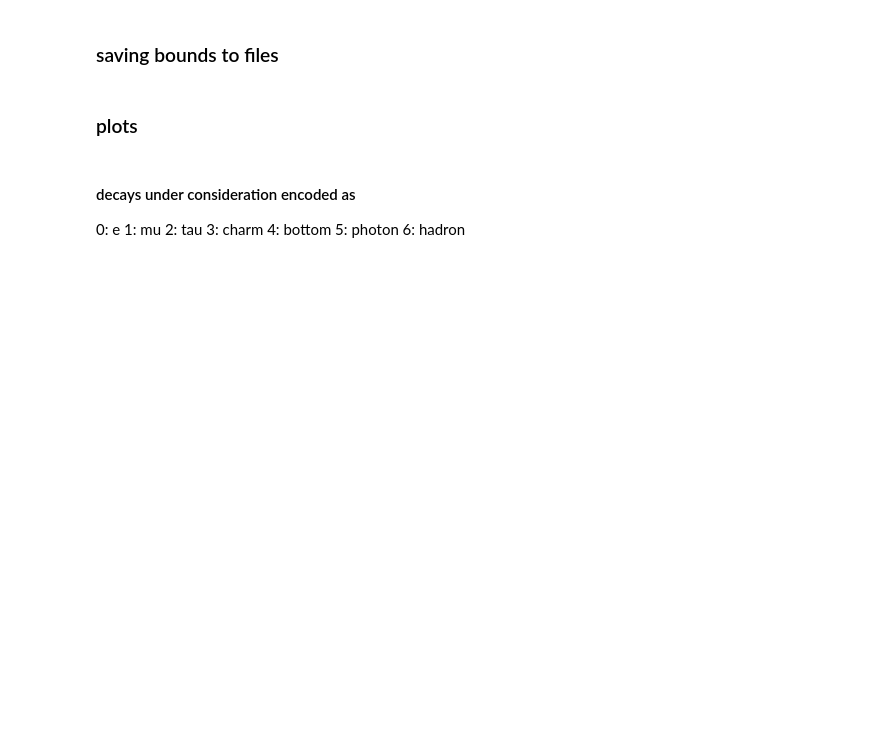
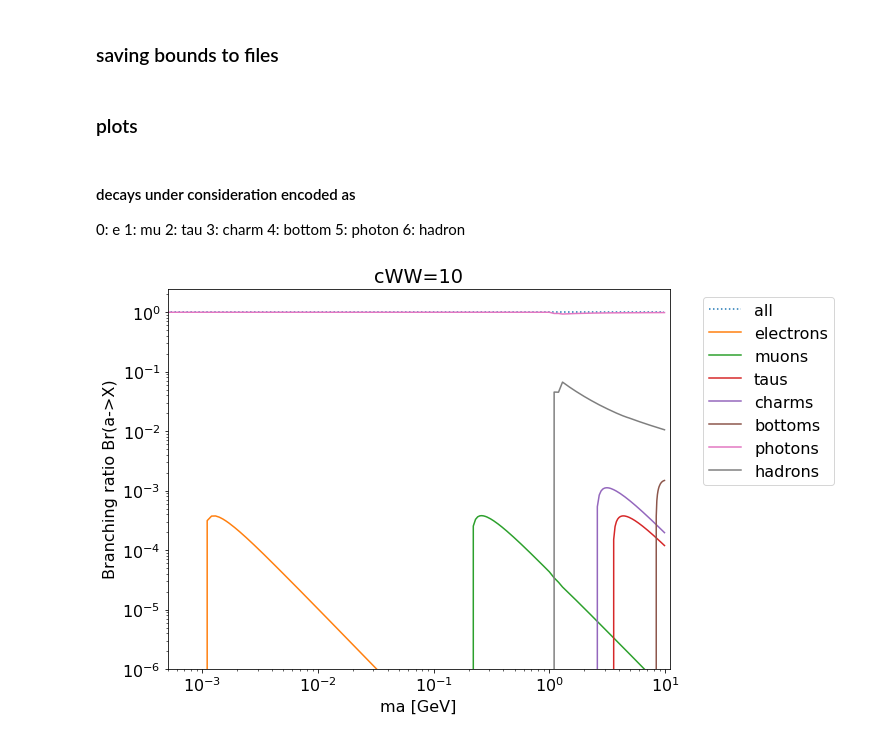
Before and after one commit to anasthesia/alps-BelleII, a Jupyter notebook: python/alps-visible-BelleII.ipynb, the cells around one changed output. Cells and saved outputs as stored; diff of their text form; code cells hidden in the pictures; blank space fills up the shorter version.

```diff
--- a/python/alps-visible-BelleII.ipynb
+++ b/python/alps-visible-BelleII.ipynb
@@ -1057,6 +1081,22 @@ def plotBounds(boundsArray, particleCode, upper=False):
         return np.vstack([np.array(masslist),boundsArray[:,particleCode,1]]).T
     else:
         return np.vstack([np.array(masslist),boundsArray[:,particleCode,0]]).T
+# %%
+cffPlot=1
+cWWPlot=10
+
+
+# figBRcffEqcWWEqcBB=brsALP(cffPlot,-cffPlot,-cffPlot,cffPlot,-cffPlot,0,cffPlot,cffPlot,\
+#                           'cff=cWW=cBB={}'.format(cffPlot),10**3)
+# figBRcffEqcWWEqcBB.savefig('plots/cff=cWW=cBB={}'.format(cffPlot), dpi=300, bbox_inches='tight')
+
+figBRcWW=brsALP(0,0,0,0,0,0,cWWPlot,0,'cWW={}'.format(cWWPlot),10**3)
+figBRcWW.savefig('plots/cWW={}'.format(cffPlot), dpi=300, Xbbox_inches='tight')
+
+# figBRcff=brsALP(cffPlot,-cffPlot,-cffPlot,cffPlot,-cffPlot,0,0,0,'cff={}'.format(cffPlot),10**3)
+# figBRcff.savefig('plotscff={}'.format(cffPlot), dpi=300, bbox_inches='tight')
+# %% [output]
+[figure, added]
 # %%
 fig, ax = plt.subplots(figsize=(9, 7))
 
```
Also changed, not shown: parts of 22 cells of this notebook.
